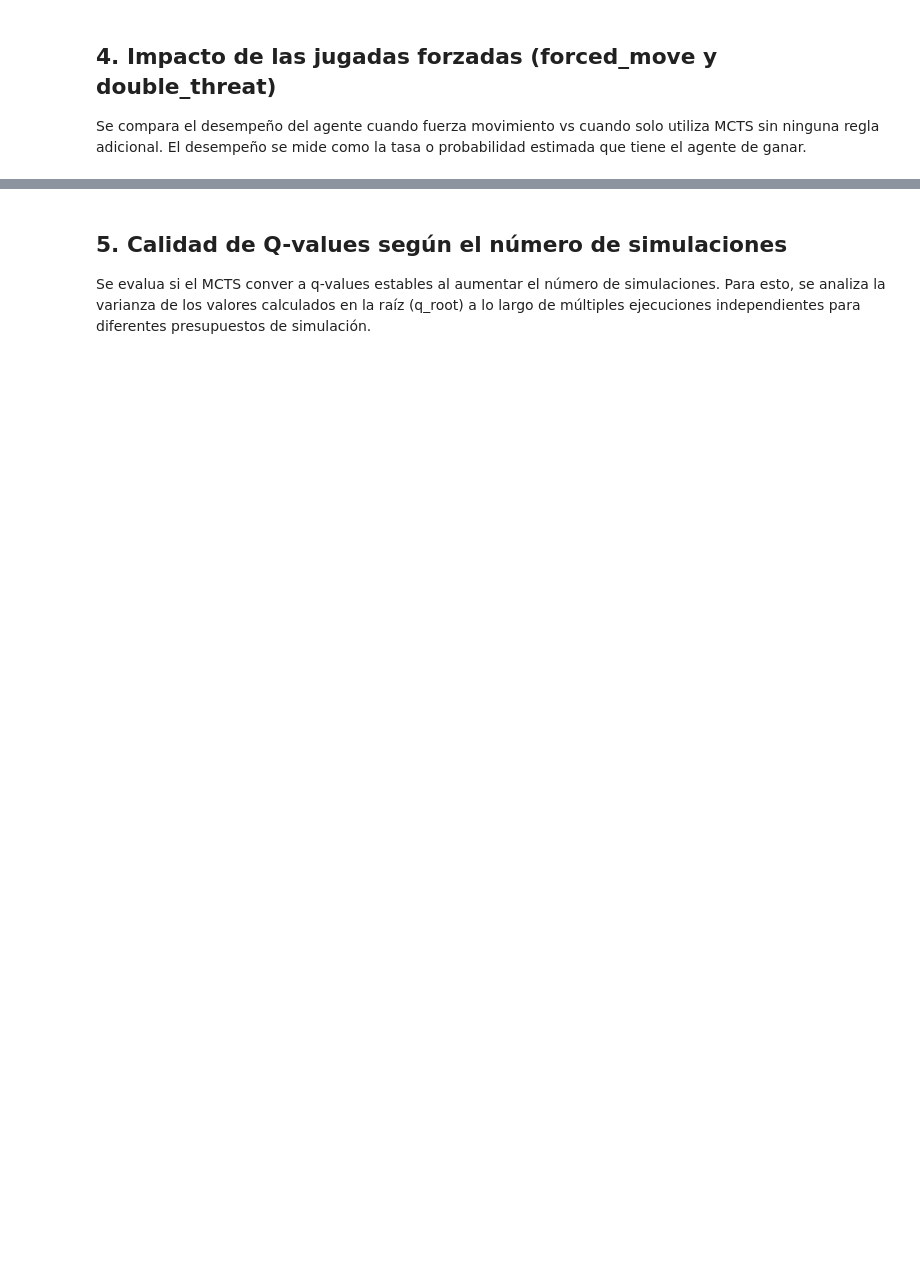
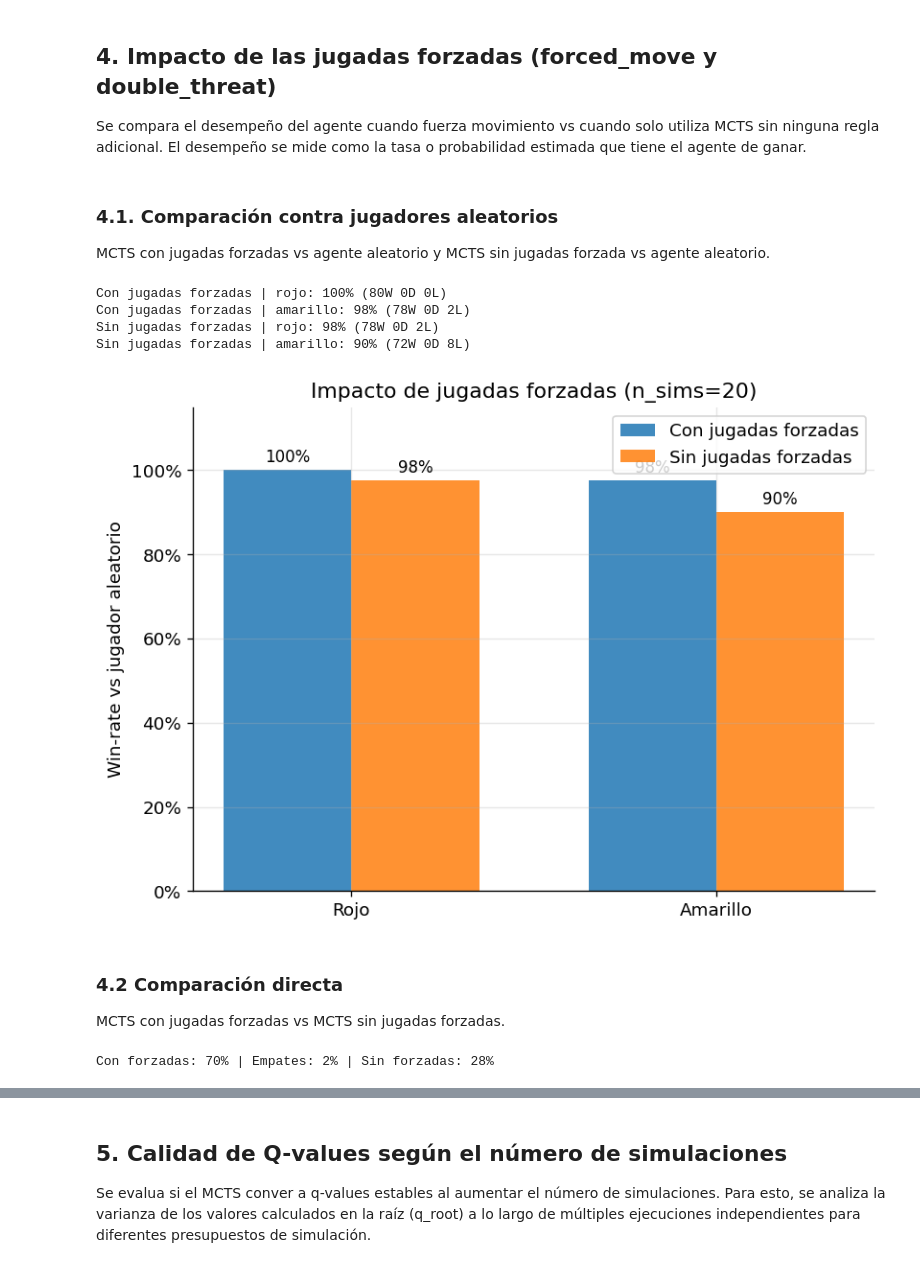
Before and after one commit to Lafrul/Proyecto_connect4, a Jupyter notebook: groups/Laura/entrega.ipynb, the cells around one changed output, grey strips where cells are left out. Cells and saved outputs as stored; diff of their text form; code cells hidden in the pictures; blank space fills up the shorter version.

```diff
--- a/groups/Laura/entrega.ipynb
+++ b/groups/Laura/entrega.ipynb
@@ -211,6 +219,9 @@ plt.show()
 # %% [markdown]
 ## 4. Impacto de las jugadas forzadas (forced_move y double_threat)
 Se compara el desempeño del agente cuando fuerza movimiento vs cuando solo utiliza MCTS sin ninguna regla adicional. El desempeño se mide como la tasa o probabilidad estimada que tiene el agente de ganar.
+# %% [markdown]
+### 4.1. Comparación contra jugadores aleatorios
+MCTS con jugadas forzadas vs agente aleatorio y MCTS sin jugadas forzada vs agente aleatorio.
 # %%
 class MCTSAgentNotForced(MCTSAgent):
     def act(self, s: np.ndarray) -> int:
@@ -260,7 +271,7 @@ class MCTSAgentNotForced(MCTSAgent):
         best_a = mcts_analysis["best_action"]
         return best_a
 
-n_games2 = 40
+n_games2 = 80
 num_sims = 20
 
 configs = {
@@ -283,28 +294,81 @@ for name, AgentClass in configs.items():
         else: wr_y_list.append(wr)
         print(f'{name} | {label}: {wr:.0%} ({w}W {d}D {l}L)')
     results_forced[name] = (wr_r_list[0], wr_y_list[0])
+# %% [output]
+Con jugadas forzadas | rojo: 100% (80W 0D 0L)
+Con jugadas forzadas | amarillo: 98% (78W 0D 2L)
+Sin jugadas forzadas | rojo: 98% (78W 0D 2L)
+Sin jugadas forzadas | amarillo: 90% (72W 0D 8L)
 # %%
 fig, ax = plt.subplots(figsize=(7, 5))
 x = np.arange(2)
 width = 0.35
 labels = ['Rojo', 'Amarillo']
 colors_bar = ['steelblue', 'coral']
 
 for i, (name, (wr_r, wr_y)) in enumerate(results_forced.items()):
     offset = (i - 0.5) * width
     bars = ax.bar(x + offset, [wr_r, wr_y], width, label=name, alpha=0.85)
     for bar, val in zip(bars, [wr_r, wr_y]):
         ax.text(bar.get_x() + bar.get_width()/2, bar.get_height() + 0.01,
                 f'{val:.0%}', ha='center', va='bottom', fontsize=10)
 
-ax.axhline(0.95, color='gray', linestyle='--', alpha=0.7, label='Umbral 95%')
 ax.set_xticks(x)
 ax.set_xticklabels(labels)
 ax.set_ylabel('Win-rate vs jugador aleatorio')
 ax.set_ylim(0, 1.15)
 ax.yaxis.set_major_formatter(plt.FuncFormatter(lambda y, _: f'{y:.0%}'))
 ax.set_title(f'Impacto de jugadas forzadas (n_sims={num_sims})')
 ax.legend()
 plt.tight_layout()
 plt.savefig('exp2_jugadas_forzadas.png', bbox_inches='tight')
 plt.show()
+# %% [output]
+[figure, added]
+# %% [markdown]
+### 4.2 Comparación directa
+MCTS con jugadas forzadas vs MCTS sin jugadas forzadas.
+# %%
+def play_head_to_head(agent_factory_a, agent_factory_b, n_games=40, seed=0):
+    wins_a, draws, wins_b = 0, 0, 0
+    half = n_games // 2
+
+    for i in range(half):
+        a = agent_factory_a(seed=seed + i)
+        b = agent_factory_b(seed=seed + i + 500)
+        winner = play_game(a, b)
+        if winner == -1:   wins_a += 1
+        elif winner == 1:  wins_b += 1
+        else:              draws  += 1
+
+    for i in range(half):
+        a = agent_factory_a(seed=seed + i + 1000)
+        b = agent_factory_b(seed=seed + i + 1500)
+        winner = play_game(b, a)
+        if winner == 1:    wins_a += 1
+        elif winner == -1: wins_b += 1
+        else:              draws  += 1
+
+    return wins_a, draws, wins_b
+
+
+N_H2H = 40
+SIM_H2H = 20
+
+def factory_forced(seed):
+    a = MCTSAgent()
+    a.num_simulations = SIM_H2H
+    a.rng = np.random.RandomState(seed)
+    return a
+
+def factory_no_forced(seed):
+    a = MCTSAgentNotForced()
+    a.num_simulations = SIM_H2H
+    a.rng = np.random.RandomState(seed)
+    return a
+
+w_f, d, w_nf = play_head_to_head(factory_forced, factory_no_forced, N_H2H)
+total = w_f + d + w_nf
+print(f'Con forzadas: {w_f/total:.0%} | Empates: {d/total:.0%} | Sin forzadas: {w_nf/total:.0%}')
+# %% [output]
+Con forzadas: 70% | Empates: 2% | Sin forzadas: 28%
```
Also changed, not shown: parts of 12 cells of this notebook, 2 other files.
